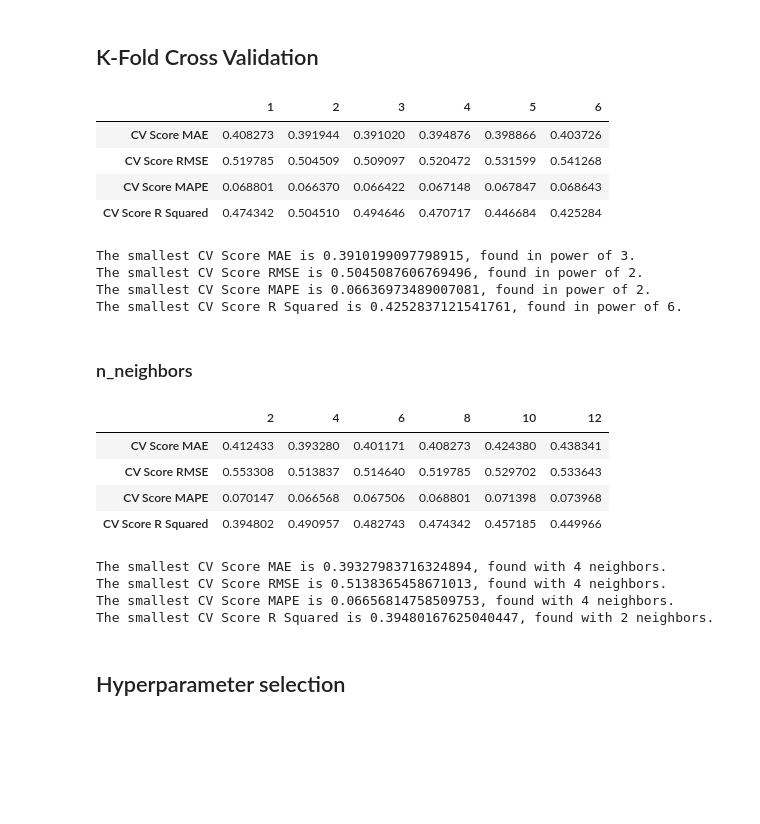
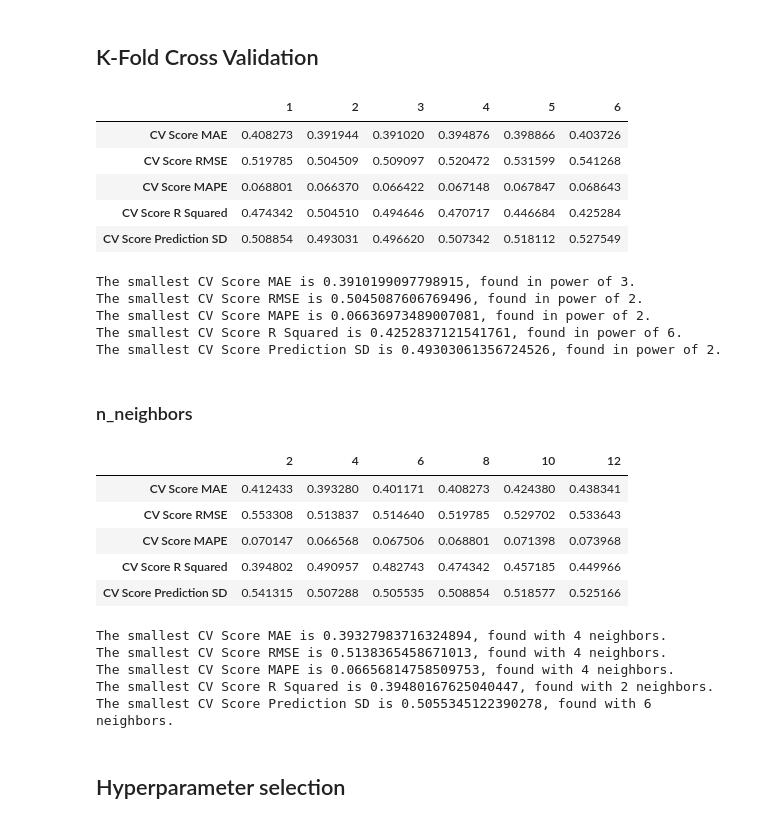
Before and after one commit to cheenngg/FYP-Spatial-Analytics, a Jupyter notebook: IDW - Meuse (ShepardIDW).ipynb, the cells around one changed output. Saved outputs shown, nothing was run; the diff lists cells and outputs as text; code cells hidden in the pictures; blank space fills up the shorter version.

```diff
--- a/IDW - Meuse (ShepardIDW).ipynb
+++ b/IDW - Meuse (ShepardIDW).ipynb
@@ -56,6 +56,16 @@ y_train_meuse.shape: (124,)
 y_test_meuse.shape:  (31,)
 # %% [markdown]
 ## K-Fold Cross Validation
+# %%
+def pred_var(y_true, y_pred):
+
+   # Calculate residuals
+    residuals = np.array(y_true) - np.array(y_pred)
+
+    # Calculate standard deviation of residuals
+    sep_resid = np.std(residuals)
+
+    return sep_resid
 # %%
 # Using list comprehension
 x_data_train = [inner_list[0] for inner_list in X_train_meuse]
@@ -82,6 +92,7 @@ for i, power in enumerate((1,2,3,4,5,6)):
     cv_scores_rmse = []
     cv_scores_mape = []
     cv_scores_r2 = []
+    cv_scores_sd = []
 
     # Perform K-Fold cross-validation
     for train_index, test_index in kfold.split(cv_data):
@@ -100,16 +111,19 @@ for i, power in enumerate((1,2,3,4,5,6)):
         mae = mean_absolute_error(test_data['Z'], z_pred_train)
         mape = mean_absolute_percentage_error(test_data['Z'], z_pred_train)
         r2 = r2_score(test_data['Z'], z_pred_train)
+        sd = pred_var(test_data['Z'], z_pred_train)
         cv_scores_mae.append(mae)
         cv_scores_rmse.append(rmse)
         cv_scores_mape.append(mape)
         cv_scores_r2.append(r2)
+        cv_scores_sd.append(sd)
 
     # Calulcate mean CV score for all splits for each metric
     mean_validation_score_mae = np.mean(cv_scores_mae)
     mean_validation_score_rmse = np.mean(cv_scores_rmse)
     mean_validation_score_mape = np.mean(cv_scores_mape)
     mean_validation_score_r2 = np.mean(cv_scores_r2)
+    mean_validation_score_sd = np.mean(cv_scores_sd)
 
 
     # Store the mean CV score for each metric for this iteration of theoratical model chosen
@@ -117,41 +131,45 @@ for i, power in enumerate((1,2,3,4,5,6)):
         "CV Score MAE" : mean_validation_score_mae,
         "CV Score RMSE" : mean_validation_score_rmse,
         "CV Score MAPE" : mean_validation_score_mape,
-        "CV Score R Squared" : mean_validation_score_r2
+        "CV Score R Squared" : mean_validation_score_r2,
+        "CV Score Prediction SD": mean_validation_score_sd
     }
 
 # Now there is a dictionary of mean CV scores for 3 different metrics for each possible model
 display(pd.DataFrame(cv_score_list))
 
 # Find the model with the smallest mean CV score for each metric
 # Initialize a dictionary to track the smallest scores and corresponding models
 smallest_scores = {
     "CV Score MAE": {"value": float('inf'), "power": None},
     "CV Score RMSE": {"value": float('inf'), "power": None},
     "CV Score MAPE": {"value": float('inf'), "power": None},
-    "CV Score R Squared": {"value": float('inf'), "power": None}
+    "CV Score R Squared": {"value": float('inf'), "power": None},
+    "CV Score Prediction SD": {"value": float('inf'), "power": None}
 }
 
 # Iterate through each model's scores in the dictionary
 for power, scores in cv_score_list.items():
     for score_type in scores:
         if scores[score_type] < smallest_scores[score_type]["value"]:
             smallest_scores[score_type]["value"] = scores[score_type]
             smallest_scores[score_type]["power"] = power
 
 # Display the results
 for score_type, info in smallest_scores.items():
     print(f"The smallest {score_type} is {info['value']}, found in power of {info['power']}.")
 # %% [output]
 |  | 1 | 2 | 3 | 4 | 5 | 6 |
 | CV Score MAE | 0.408273 | 0.391944 | 0.391020 | 0.394876 | 0.398866 | 0.403726 |
 | CV Score RMSE | 0.519785 | 0.504509 | 0.509097 | 0.520472 | 0.531599 | 0.541268 |
 | CV Score MAPE | 0.068801 | 0.066370 | 0.066422 | 0.067148 | 0.067847 | 0.068643 |
 | CV Score R Squared | 0.474342 | 0.504510 | 0.494646 | 0.470717 | 0.446684 | 0.425284 |
+| CV Score Prediction SD | 0.508854 | 0.493031 | 0.496620 | 0.507342 | 0.518112 | 0.527549 |
 The smallest CV Score MAE is 0.3910199097798915, found in power of 3.
 The smallest CV Score RMSE is 0.5045087606769496, found in power of 2.
 The smallest CV Score MAPE is 0.06636973489007081, found in power of 2.
 The smallest CV Score R Squared is 0.4252837121541761, found in power of 6.
+The smallest CV Score Prediction SD is 0.49303061356724526, found in power of 2.
 # %% [markdown]
 ### n_neighbors
 # %%
@@ -176,6 +194,7 @@ for n_neighbors in n_neighbors_list:
     cv_scores_rmse = []
     cv_scores_mape = []
     cv_scores_r2 = []
+    cv_scores_sd = []
 
     # Perform K-Fold cross-validation
     for train_index, test_index in kfold.split(cv_data):
@@ -194,23 +213,27 @@ for n_neighbors in n_neighbors_list:
         mae = mean_absolute_error(test_data['Z'], z_pred_train)
         mape = mean_absolute_percentage_error(test_data['Z'], z_pred_train)
         r2 = r2_score(test_data['Z'], z_pred_train)
+        sd = pred_var(test_data['Z'], z_pred_train)
         cv_scores_mae.append(mae)
         cv_scores_rmse.append(rmse)
         cv_scores_mape.append(mape)
         cv_scores_r2.append(r2)
+        cv_scores_sd.append(sd)
 
     # Calculate mean CV score for all splits for each metric
     mean_validation_score_mae = np.mean(cv_scores_mae)
     mean_validation_score_rmse = np.mean(cv_scores_rmse)
     mean_validation_score_mape = np.mean(cv_scores_mape)
     mean_validation_score_r2 = np.mean(cv_scores_r2)
+    mean_validation_score_sd = np.mean(cv_scores_sd)
 
     # Store the mean CV score for each metric for this iteration of n_neighbors chosen
     cv_score_list[n_neighbors] = {
         "CV Score MAE": mean_validation_score_mae,
         "CV Score RMSE": mean_validation_score_rmse,
         "CV Score MAPE": mean_validation_score_mape,
-        "CV Score R Squared": mean_validation_score_r2
+        "CV Score R Squared": mean_validation_score_r2,
+        "CV Score Prediction SD": mean_validation_score_sd
     }
 
 # Display the results
@@ -222,7 +245,8 @@ smallest_scores = {
     "CV Score MAE": {"value": float('inf'), "n_neighbors": None},
     "CV Score RMSE": {"value": float('inf'), "n_neighbors": None},
     "CV Score MAPE": {"value": float('inf'), "n_neighbors": None},
-    "CV Score R Squared" : {"value": float('inf'), "n_neighbors": None}
+    "CV Score R Squared" : {"value": float('inf'), "n_neighbors": None},
+    "CV Score Prediction SD" : {"value": float('inf'), "n_neighbors": None}
 }
 
 for n_neighbors, scores in cv_score_list.items():
@@ -240,10 +264,12 @@ for score_type, info in smallest_scores.items():
 | CV Score RMSE | 0.553308 | 0.513837 | 0.514640 | 0.519785 | 0.529702 | 0.533643 |
 | CV Score MAPE | 0.070147 | 0.066568 | 0.067506 | 0.068801 | 0.071398 | 0.073968 |
 | CV Score R Squared | 0.394802 | 0.490957 | 0.482743 | 0.474342 | 0.457185 | 0.449966 |
+| CV Score Prediction SD | 0.541315 | 0.507288 | 0.505535 | 0.508854 | 0.518577 | 0.525166 |
 The smallest CV Score MAE is 0.39327983716324894, found with 4 neighbors.
 The smallest CV Score RMSE is 0.5138365458671013, found with 4 neighbors.
 The smallest CV Score MAPE is 0.06656814758509753, found with 4 neighbors.
 The smallest CV Score R Squared is 0.39480167625040447, found with 2 neighbors.
+The smallest CV Score Prediction SD is 0.5055345122390278, found with 6 neighbors.
 # %% [markdown]
 ## Hyperparameter selection
 # %% [markdown]
```
Also changed, not shown: parts of 6 cells of this notebook.
